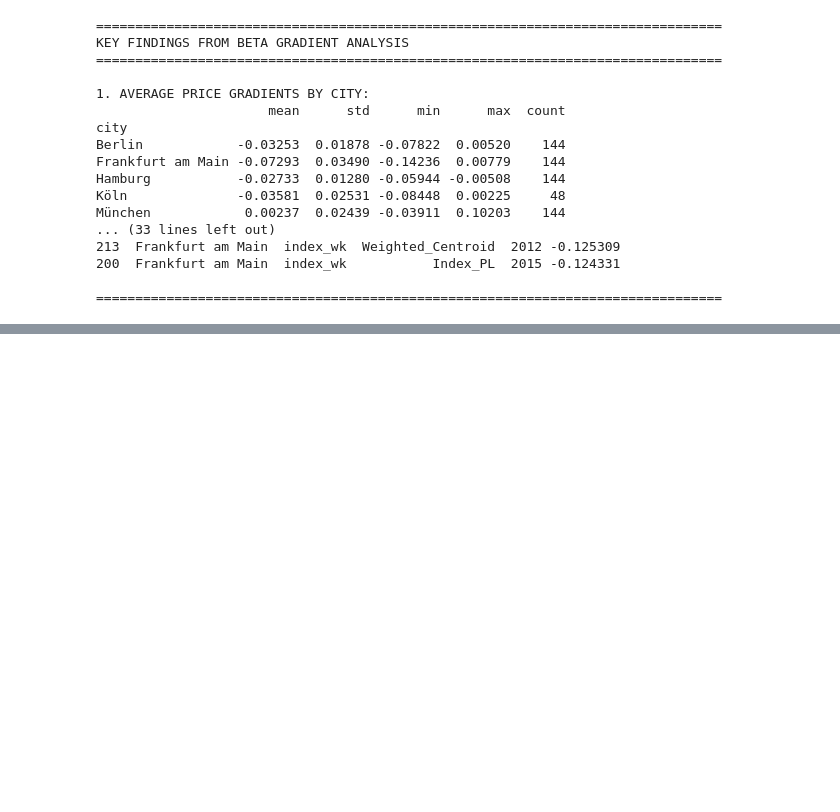
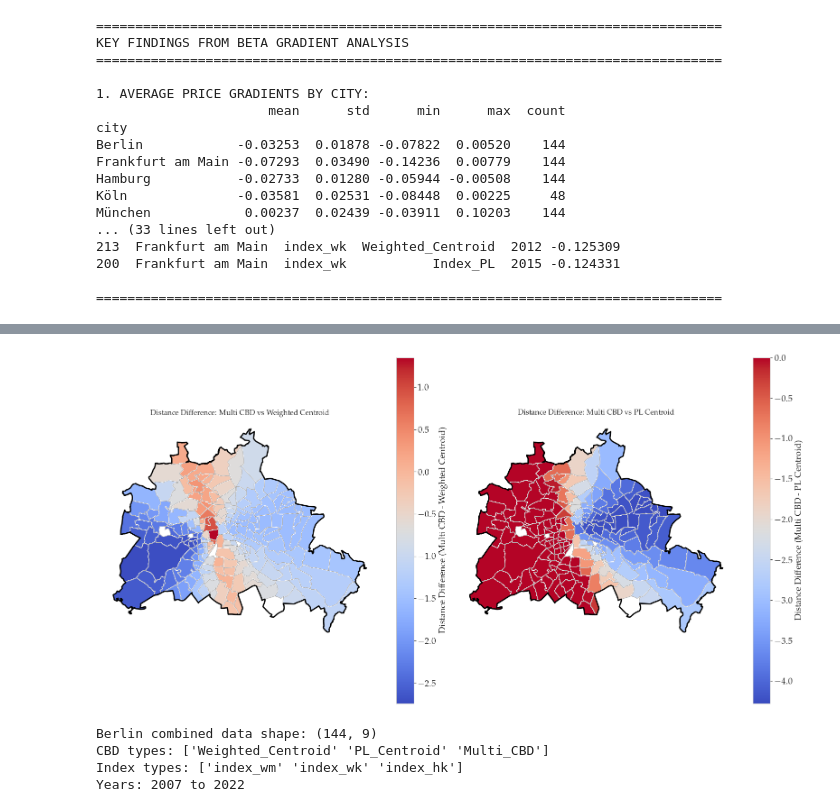
Before and after one commit to jendrkk/QSE-Tutorial, a Jupyter notebook: Topic_2/task_3.ipynb, the cells around one changed output, grey strips where cells are left out. Saved outputs shown, nothing was run; the diff lists cells and outputs as text; code cells hidden in the pictures; blank space fills up the shorter version.

```diff
--- a/Topic_2/task_3.ipynb
+++ b/Topic_2/task_3.ipynb
@@ -1045,0 +1098,77 @@ München            0.00237  0.02439 -0.03911  0.10203    144
+# %%
+# Join postcodes with the distances polycentric and monocentric (emp_sh weighted)
+
+index_df = index_berlin['index_wm']
+index_df = index_df.dropna(subset=['target_id', 'd_multi_cbd', 'd_cbd_Weighted_Centroid', 'd_cbd_PL_Centroid'])
+index_df['target_id'] = index_df['target_id'].astype(int)
+
+berlin_post = berlin.merge(index_df[['target_id', 'd_multi_cbd', 'd_cbd_Weighted_Centroid', 'd_cbd_PL_Centroid']],
+                           left_on=berlin['postal5'].astype(int), right_on='target_id', how='left')
+
+
+berlin_post['diff_d_weight'] = berlin_post['d_multi_cbd'] - berlin_post['d_cbd_Weighted_Centroid']
+berlin_post['diff_d_PL'] = berlin_post['d_multi_cbd'] - berlin_post['d_cbd_PL_Centroid']
+# %%
+# Plot the differences in distances two plots side by side adapted to aspect ratio 16:10
+fig, axes = plt.subplots(1, 2, figsize=(16, 10))
+berlin_post.plot(ax=axes[0], column='diff_d_weight', cmap='coolwarm', legend=True,
+                 legend_kwds={'label': "Distance Difference (Multi CBD - Weighted Centroid)", 'shrink': 0.8})
+axes[0].set_title('Distance Difference: Multi CBD vs Weighted Centroid', fontsize=12, fontweight='bold')
+axes[0].set_axis_off()
+berlin_post.plot(ax=axes[1], column='diff_d_PL', cmap='coolwarm', legend=True,
+                 legend_kwds={'label': "Distance Difference (Multi CBD - PL Centroid)", 'shrink': 0.8})
+axes[1].set_title('Distance Difference: Multi CBD vs PL Centroid', fontsize=12, fontweight='bold')
+axes[1].set_axis_off()
+# plot the city boundary on both plots
+city_boundary = cities['Berlin'].to_crs("EPSG:25832").unary_union
+gpd.GeoSeries([city_boundary]).plot(ax=axes[0], facecolor="none", edgecolor="black", linewidth=2)
+cities['Berlin'].to_crs("EPSG:25832").plot(ax=axes[0], facecolor="none", edgecolor="black", linewidth=0.5, alpha=0.25)
+gpd.GeoSeries([city_boundary]).plot(ax=axes[1], facecolor="none", edgecolor="black", linewidth=2)
+cities['Berlin'].to_crs("EPSG:25832").plot(ax=axes[1], facecolor="none", edgecolor="black", linewidth=0.5, alpha=0.25)
+plt.tight_layout()
+plt.savefig(PLOT_ROOT / "task_3" / "berlin_distance_differences.png", dpi=300)
+plt.show()
+# %% [output]
+[figure, added]
+# %%
+# Compare the betas (emp_sh weighted and PL centroid) with the new multi CBD beta
+# in a line plot over time for the three indices in Berlin
+
+# Prepare Berlin-specific beta data
+berlin_betas = betas_viz[betas_viz['city'] == 'Berlin'].copy()
+
+# Filter to only the three CBD types of interest for Berlin
+cbd_types_to_compare = ['Weighted_Centroid', 'PL_Centroid', 'Multi_CBD']
+berlin_betas_filtered = berlin_betas[berlin_betas['cbd_type_short'].isin(cbd_types_to_compare[:2])].copy()
+
+# Prepare multi CBD data for merging
+betas_multi_prepared = betas_multi.copy()
+betas_multi_prepared['city'] = 'Berlin'
+betas_multi_prepared['cbd_type'] = 'd_cbd_Multi_CBD'
+betas_multi_prepared['cbd_type_short'] = 'Multi_CBD'
+betas_multi_prepared['beta'] = betas_multi_prepared['beta_multi']
+betas_multi_prepared['beta_se'] = betas_multi_prepared['beta_se_multi']
+betas_multi_prepared['beta_pvalue'] = betas_multi_prepared['beta_pvalue_multi']
+betas_multi_prepared['significant'] = betas_multi_prepared['beta_pvalue'] < 0.05
+betas_multi_prepared['year'] = pd.to_numeric(betas_multi_prepared['year'], errors='coerce')
+
+# Select necessary columns
+betas_multi_prepared = betas_multi_prepared[['city', 'index', 'cbd_type', 'cbd_type_short', 'year', 'beta', 'beta_se', 'beta_pvalue', 'significant']]
+
+# Combine with Berlin data
+berlin_combined = pd.concat([berlin_betas_filtered, betas_multi_prepared], ignore_index=True)
+
+# Ensure numeric columns are numeric
+berlin_combined['beta'] = pd.to_numeric(berlin_combined['beta'], errors='coerce')
+berlin_combined['year'] = pd.to_numeric(berlin_combined['year'], errors='coerce')
+berlin_combined['beta_se'] = pd.to_numeric(berlin_combined['beta_se'], errors='coerce')
+
+print(f"Berlin combined data shape: {berlin_combined.shape}")
+print(f"CBD types: {berlin_combined['cbd_type_short'].unique()}")
+print(f"Index types: {berlin_combined['index'].unique()}")
+print(f"Years: {berlin_combined['year'].min():.0f} to {berlin_combined['year'].max():.0f}")
+# %% [output]
+Berlin combined data shape: (144, 9)
+CBD types: ['Weighted_Centroid' 'PL_Centroid' 'Multi_CBD']
+Index types: ['index_wm' 'index_wk' 'index_hk']
+Years: 2007 to 2022
```
Also changed, not shown: parts of 11 cells of this notebook, 7 other files.
